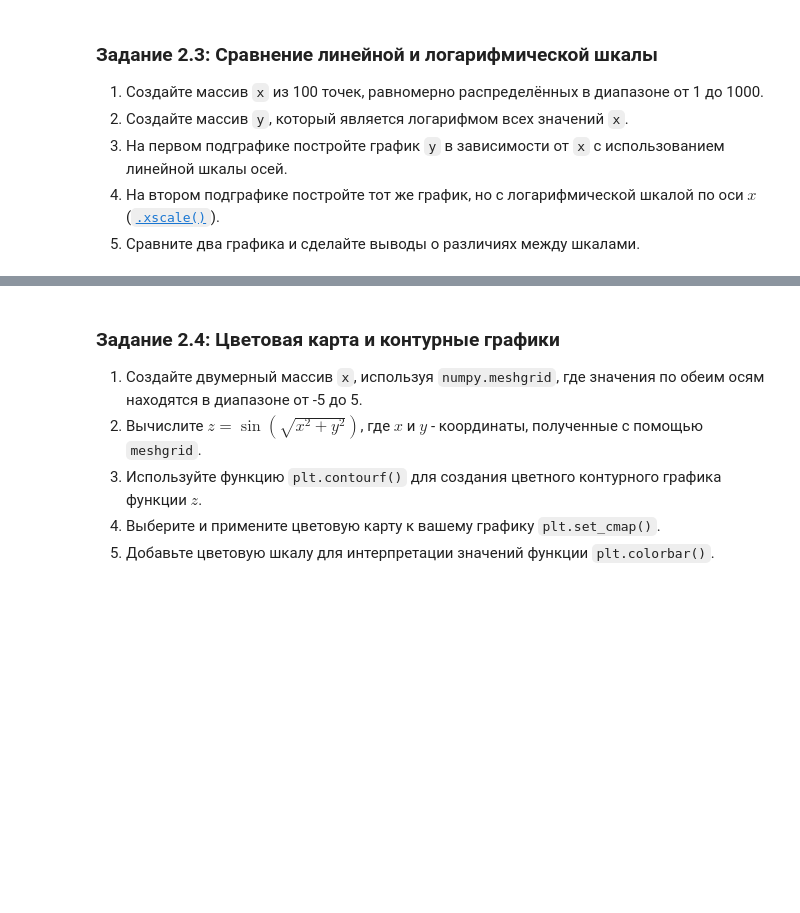
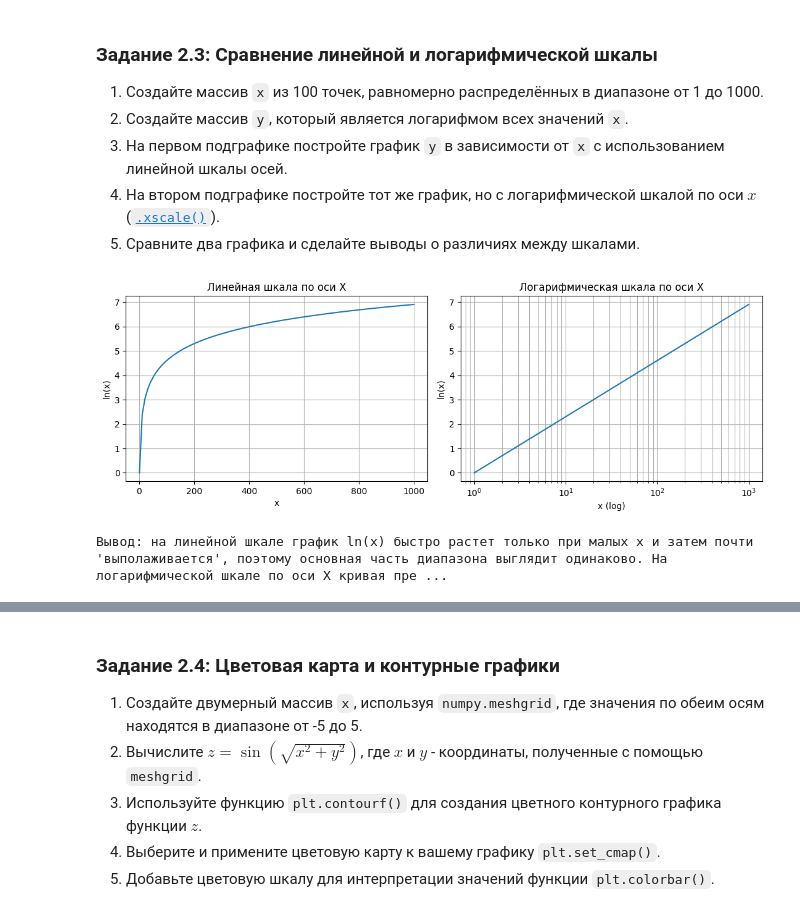
Before and after one commit to MaGNeT49/computer_math, a Jupyter notebook: 3. Библиотеки Matplotlib, Plotly/Практическая_работа_№3_Matplotlib_Plotly.ipynb, the cells around one changed output, grey strips where cells are left out. Drawn from its saved outputs; the diff is of its cells as text; code cells hidden in the pictures; blank space fills up the shorter version.

```diff
--- a/3. Библиотеки Matplotlib, Plotly/Практическая_работа_№3_Matplotlib_Plotly.ipynb
+++ b/3. Библиотеки Matplotlib, Plotly/Практическая_работа_№3_Matplotlib_Plotly.ipynb
@@ -228,3 +261,35 @@ np.savetxt('data.txt', data, delimiter=' ')
+# %%
+x = np.linspace(1, 1000, 100)
+y = np.log(x)
+
+fig, (ax1, ax2) = plt.subplots(1, 2, figsize=(11, 4))
+
+# Линейная шкала
+ax1.plot(x, y)
+ax1.set_title('Линейная шкала по оси X')
+ax1.set_xlabel('x')
+ax1.set_ylabel('ln(x)')
+ax1.grid(True)
+
+# Логарифмическая шкала по оси X
+ax2.plot(x, y)
+ax2.set_xscale('log')
+ax2.set_title('Логарифмическая шкала по оси X')
+ax2.set_xlabel('x (log)')
+ax2.set_ylabel('ln(x)')
+ax2.grid(True, which='both')
+
+plt.tight_layout()
+plt.show()
+
+print("Вывод: на линейной шкале график ln(x) быстро растет только при малых x и затем "
+      "почти 'выполаживается', поэтому основная часть диапазона выглядит одинаково. "
+      "На логарифмической шкале по оси X кривая превращается в прямую линию: "
+      "по X теперь откладывается ln(x), а по Y - тоже ln(x). Логарифмическая шкала "
+      "удобна, когда значения охватывают несколько порядков.")
+# %% [output]
+[figure, added]
+Вывод: на линейной шкале график ln(x) быстро растет только при малых x и затем почти 'выполаживается', поэтому основная часть диапазона выглядит одинаково. На логарифмической шкале по оси X кривая пре ...
 # %% [markdown]
 ![image.png](embedded-picture-1)
 # %% [markdown]
```
Also changed, not shown: parts of 20 cells of this notebook, 22 other files.
